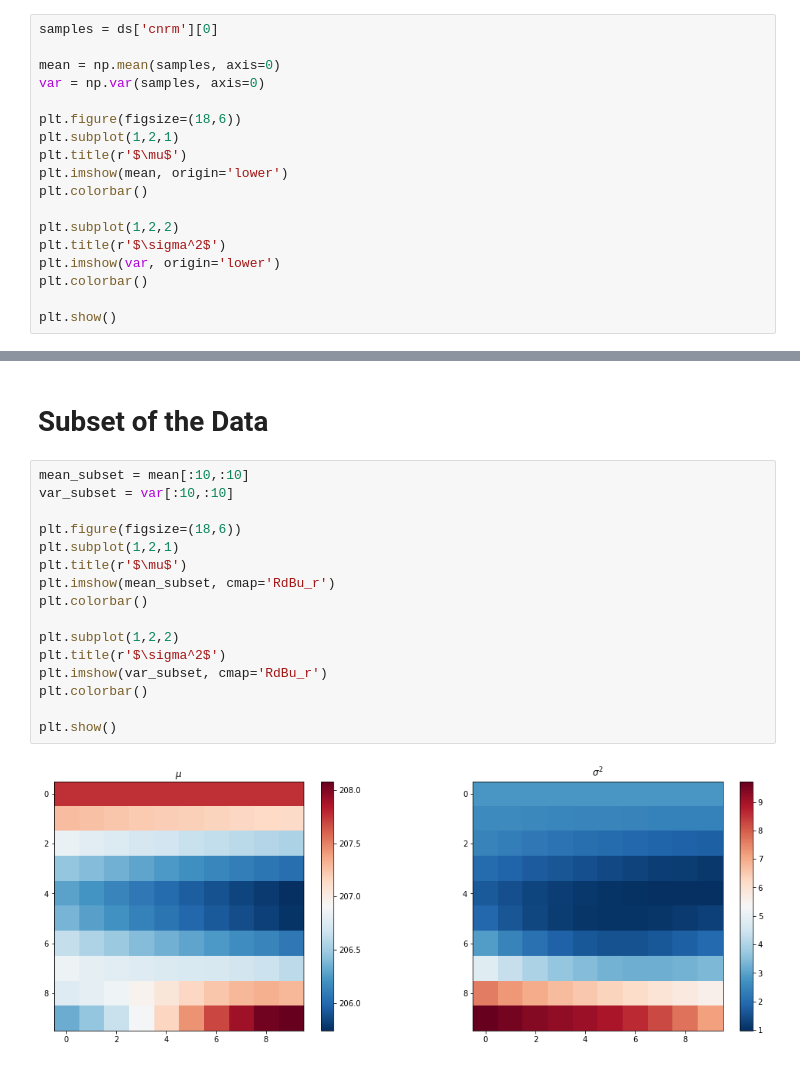
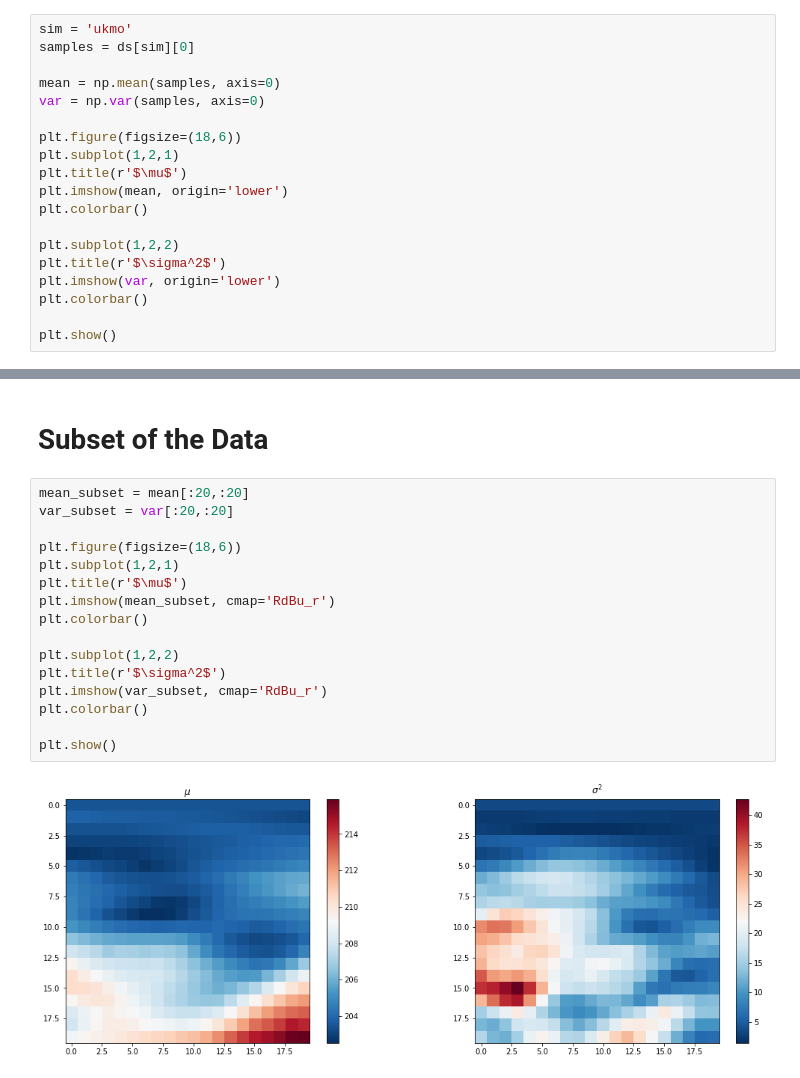
Before and after one commit to leonharv/uncertainty-vis, a Jupyter notebook: Experiments/interpolation/weather/kriging.ipynb, the cells around one changed output, grey strips where cells are left out. Cells and saved outputs as stored; diff of their text form.

```diff
--- a/Experiments/interpolation/weather/kriging.ipynb
+++ b/Experiments/interpolation/weather/kriging.ipynb
@@ -197,7 +169,8 @@ def inspect(idx=0):
 # %% [output]
 interactive(children=(Play(value=0, description='idx', interval=500, max=8), Output()), _dom_classes=('widget-…
 # %%
-samples = ds['cnrm'][0]
+sim = 'ukmo'
+samples = ds[sim][0]
 
 mean = np.mean(samples, axis=0)
 var = np.var(samples, axis=0)
@@ -518,20 +454,20 @@ plt.show()
 # %% [markdown]
 # Subset of the Data
 # %%
-mean_subset = mean[:10,:10]
-var_subset = var[:10,:10]
+mean_subset = mean[:20,:20]
+var_subset = var[:20,:20]
 
 plt.figure(figsize=(18,6))
 plt.subplot(1,2,1)
 plt.title(r'$\mu$')
 plt.imshow(mean_subset, cmap='RdBu_r')
 plt.colorbar()
 
 plt.subplot(1,2,2)
 plt.title(r'$\sigma^2$')
 plt.imshow(var_subset, cmap='RdBu_r')
 plt.colorbar()
 
 plt.show()
 # %% [output]
-[figure, old version]
+[figure, new version]
```
Also changed, not shown: parts of 18 cells of this notebook, 18 other files.
